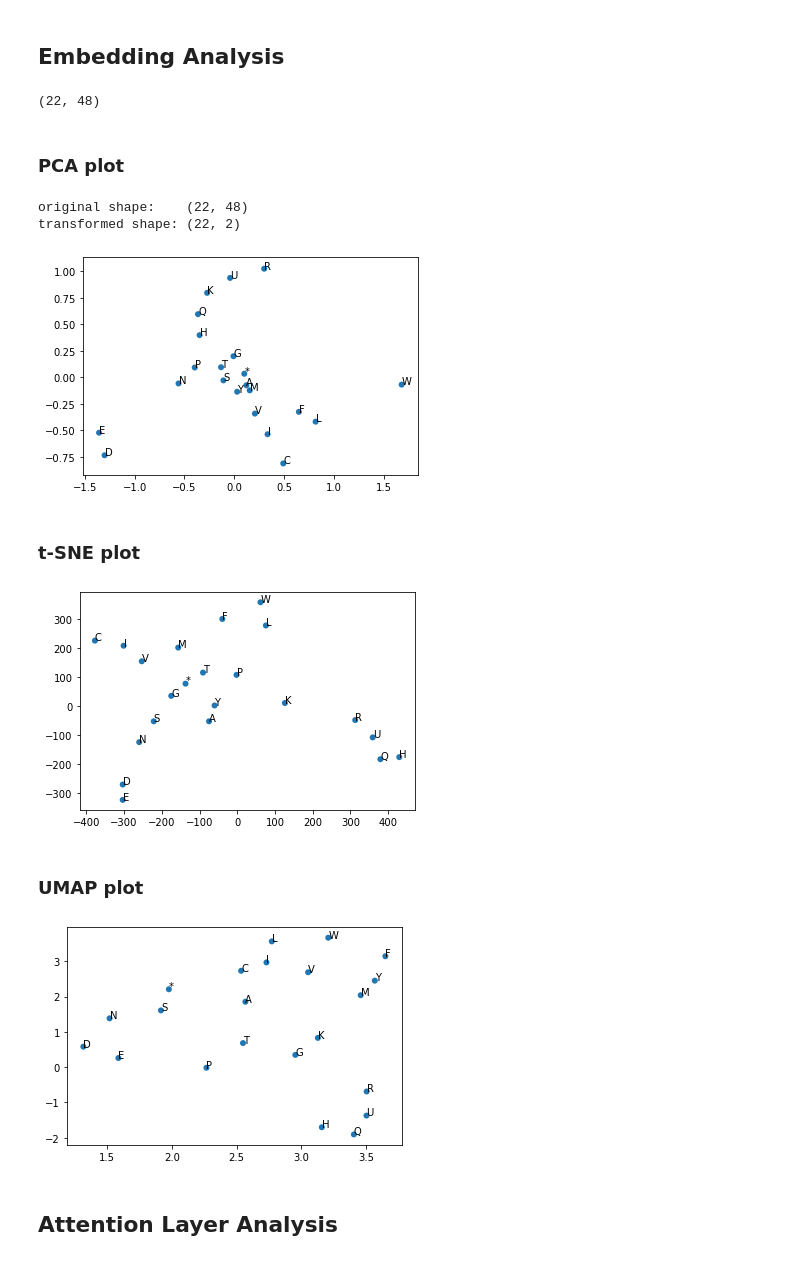
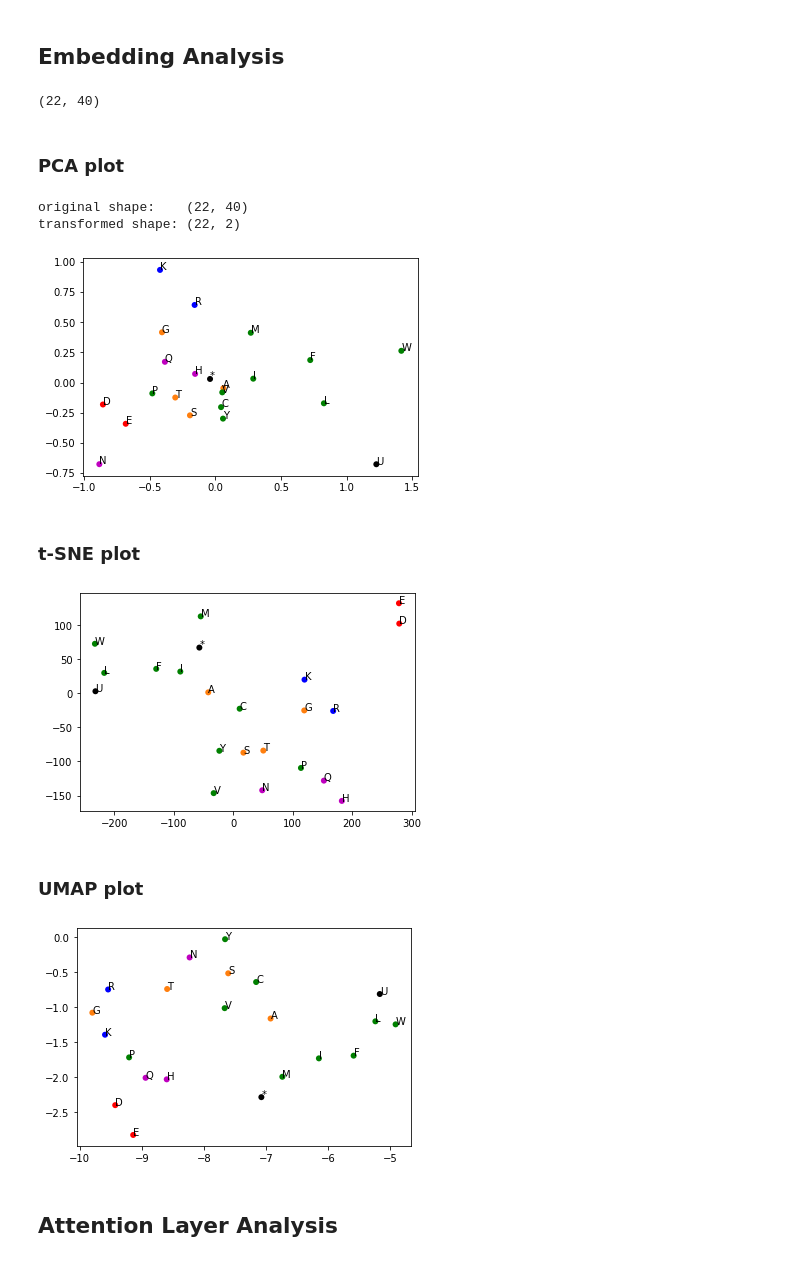
Before and after one commit to JulieRojas/Protein_Localisation_ML, a Jupyter notebook: Compartment_prediction/7Compartments_added_features/7_Compartments_with_attention.ipynb, the cells around one changed output. Saved outputs shown, nothing was run; the diff lists cells and outputs as text; code cells hidden in the pictures.

Commit message:
First model for 7C compartments with features (multiple inputs) notebook runned fully

```diff
--- a/Compartment_prediction/7Compartments_added_features/7_Compartments_with_attention.ipynb
+++ b/Compartment_prediction/7Compartments_added_features/7_Compartments_with_attention.ipynb
@@ -388,15 +424,18 @@ Large Protein Complex       0.83      0.96      0.89       308
 # %% [markdown]
 ## Embedding Analysis
 # %%
-embedding = model.get_layer('embedding_layer').get_weights()
+embedding = model.get_layer('embedding_seq').get_weights()
 embedding = embedding[0]
 embedding.shape
 # %% [output]
-(22, 48)
+(22, 40)
 # %%
-def plot_embedding(embedding, aa):
+colors = ['k','tab:orange','b', 'm', 'r', 'g', 'm', 'r', 'tab:orange', 'm', 'g', 'g', 'b', 'g', 'g', 'g',
+          'tab:orange', 'tab:orange', 'g', 'g', 'g', 'k']
+
+def plot_embedding(embedding, aa, colors):
     fig, ax = plt.subplots()
-    plt.scatter(embedding[:, 0], embedding[:, 1], edgecolor='none')
+    plt.scatter(embedding[:, 0], embedding[:, 1], edgecolor='none', c=colors)
     aaL = list(aa)
     for i in range(len(aaL)):
         ax.annotate(aaL[i], (embedding[:, 0][i], embedding[:, 1][i]))
@@ -411,29 +450,29 @@ pca.fit(embedding)
 embedding_pca = pca.transform(embedding)
 print("original shape:   ", embedding.shape)
 print("transformed shape:", embedding_pca.shape)
-plot_embedding(embedding_pca, aa)
+plot_embedding(embedding_pca, aa, colors)
 # %% [output]
-original shape:    (22, 48)
+original shape:    (22, 40)
 transformed shape: (22, 2)
-[figure, old version]
+[figure, new version]
 # %% [markdown]
 ### t-SNE plot
 # %%
 # tSNE plots of Embedding
 tSNE = TSNE(n_components=2, perplexity=3)
 embedding_tSNE = tSNE.fit_transform(embedding)
-plot_embedding(embedding_tSNE, aa)
+plot_embedding(embedding_tSNE, aa, colors)
 # %% [output]
-[figure, old version]
+[figure, new version]
 # %% [markdown]
 ### UMAP plot
 # %%
 # umap plots of Embedding
 Umap = umap.UMAP(n_components=2, n_neighbors= 4)
 embedding_Umap = Umap.fit_transform(embedding)
-plot_embedding(embedding_Umap, aa)
+plot_embedding(embedding_Umap, aa, colors)
 # %% [output]
-[figure, old version]
+[figure, new version]
 # %% [markdown]
 ## Attention Layer Analysis
 # %%
```
Also changed, not shown: parts of 33 cells of this notebook, 2 other files.
